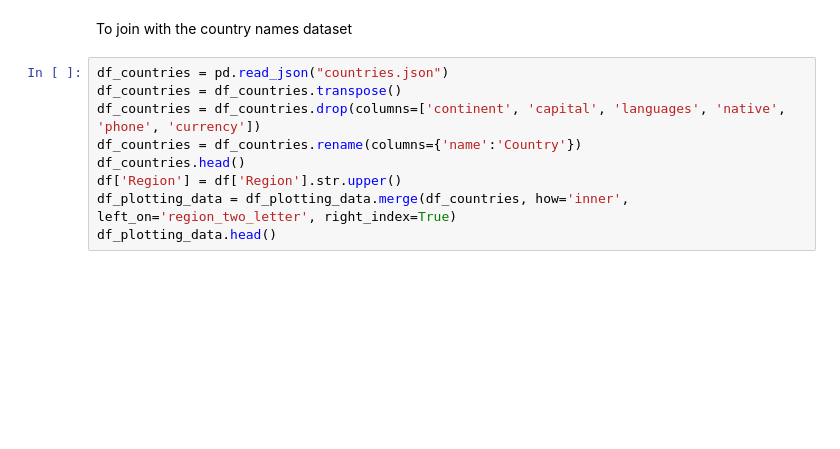
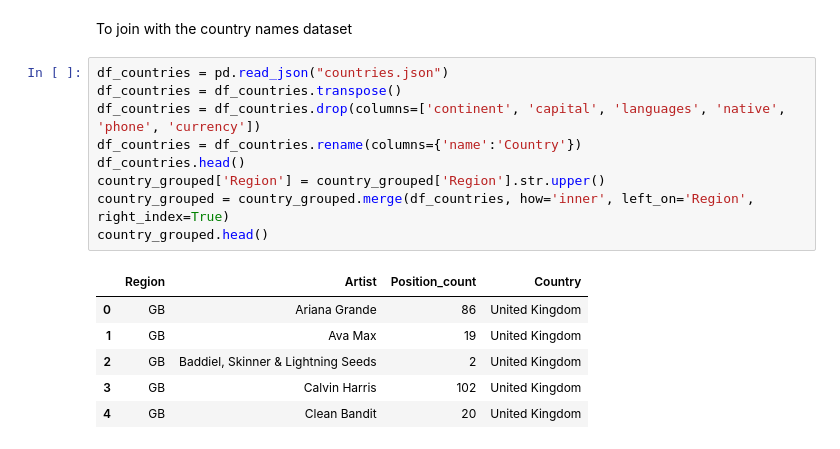
Before and after one commit to gurus848/COMP4462_Project, a Jupyter notebook: Task_4/Viz_1/Task_4_Viz_1_Node_Link.ipynb, the cells around one changed output. Drawn from its saved outputs; the diff is of its cells as text; blank space fills up the shorter version.

```diff
--- a/Task_4/Viz_1/Task_4_Viz_1_Node_Link.ipynb
+++ b/Task_4/Viz_1/Task_4_Viz_1_Node_Link.ipynb
@@ -48,9 +50,16 @@ To join with the country names dataset
 # %%
 df_countries = pd.read_json("countries.json")
 df_countries = df_countries.transpose()
 df_countries = df_countries.drop(columns=['continent', 'capital', 'languages', 'native', 'phone', 'currency'])
 df_countries = df_countries.rename(columns={'name':'Country'})
 df_countries.head()
-df['Region'] = df['Region'].str.upper()
-df_plotting_data = df_plotting_data.merge(df_countries, how='inner', left_on='region_two_letter', right_index=True)
-df_plotting_data.head()
+country_grouped['Region'] = country_grouped['Region'].str.upper()
+country_grouped = country_grouped.merge(df_countries, how='inner', left_on='Region', right_index=True)
+country_grouped.head()
+# %% [output]
+|  | Region | Artist | Position_count | Country |
+| 0 | GB | Ariana Grande | 86 | United Kingdom |
+| 1 | GB | Ava Max | 19 | United Kingdom |
+| 2 | GB | Baddiel, Skinner & Lightning Seeds | 2 | United Kingdom |
+| 3 | GB | Calvin Harris | 102 | United Kingdom |
+| 4 | GB | Clean Bandit | 20 | United Kingdom |
```
Also changed, not shown: parts of 3 cells of this notebook, 1 other file.
